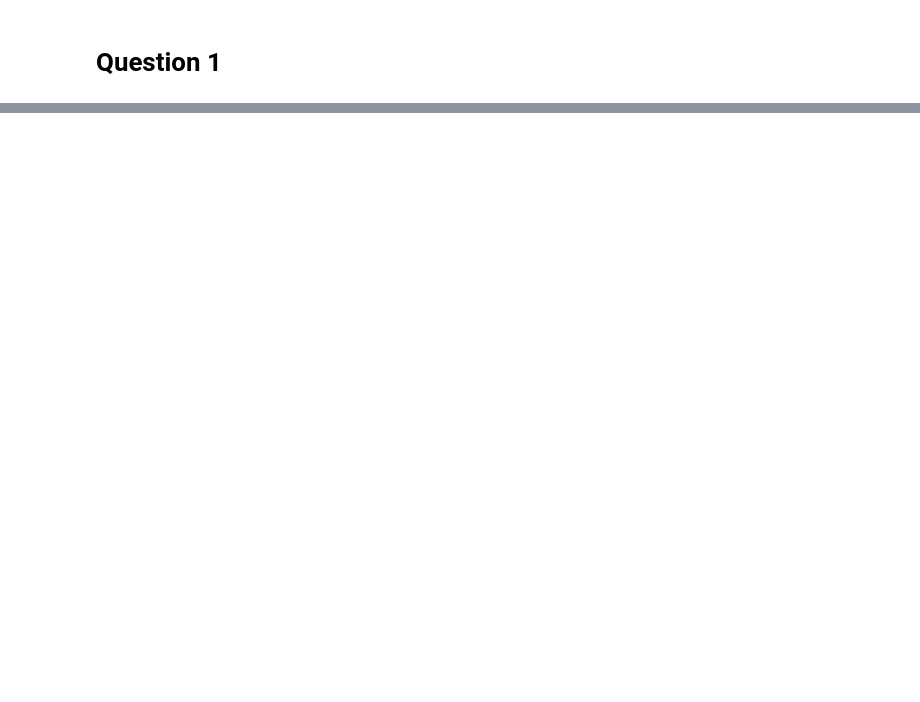
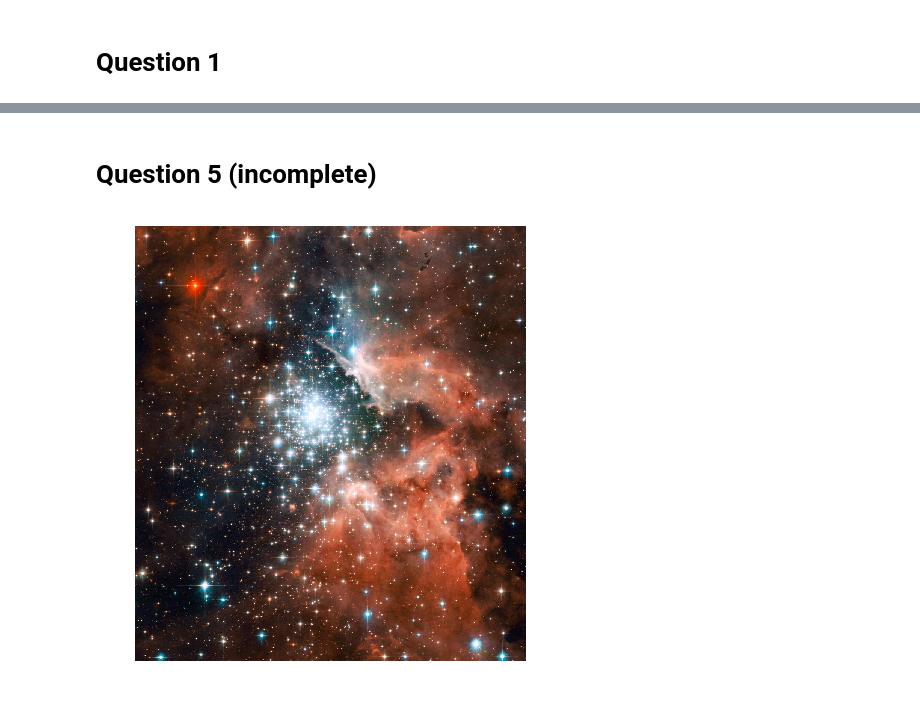
Before and after one commit to Alexander-Weinberg/BootCamp2018, a Jupyter notebook: ProbSets/Comp/ProbSet3/SVD.ipynb, the cells around one changed output, grey strips where cells are left out. Drawn from its saved outputs; the diff is of its cells as text; code cells hidden in the pictures; blank space fills up the shorter version.

```diff
--- a/ProbSets/Comp/ProbSet3/SVD.ipynb
+++ b/ProbSets/Comp/ProbSet3/SVD.ipynb
@@ -35,0 +111,11 @@ ValueError: shapes (10,) and (5,5) not aligned: 10 (dim 0) != 5 (dim 0)
+# %% [markdown]
+# Question 5 (incomplete)
+# %%
+image_color = plt.imread('hubble.jpg') / 255.
+
+fig = plt.subplots(1,1, figsize=(10,8) )
+plt.imshow(image_color, cmap='gray')
+plt.axis('off')
+plt.show()
+# %% [output]
+[figure, added]
```
Also changed, not shown: parts of 13 cells of this notebook, 4 other files.
